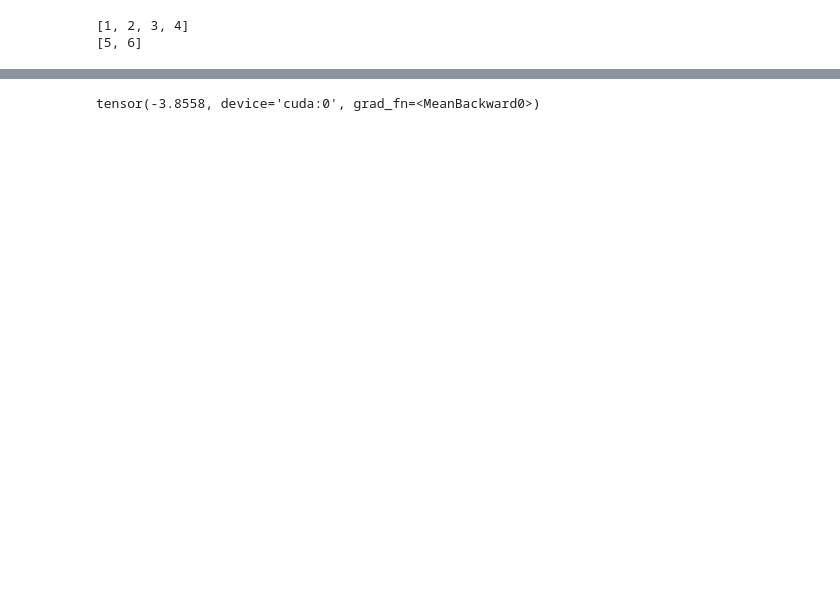
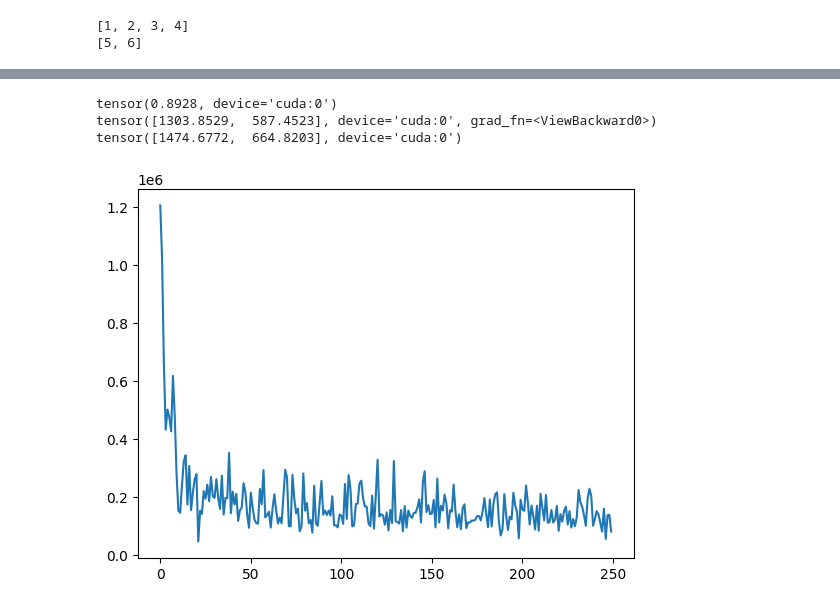
Before and after one commit to Gizzatovamir/regression_model, a Jupyter notebook: regression_model.ipynb, the cells around one changed output, grey strips where cells are left out. Saved outputs shown, nothing was run; the diff lists cells and outputs as text; code cells hidden in the pictures; blank space fills up the shorter version.

Commit message:
[add] added classes of base model and class to fit the model

```diff
--- a/regression_model.ipynb
+++ b/regression_model.ipynb
@@ -65,9 +75,12 @@ class CustomDataset(torch.utils.data.Dataset):
     def __len__(self):
         return len(self.data)
 # %%
-dataset = CustomDataset(df)
+# config
 batch_size = 16
-validation_split = .2
+validation_split = .4
 shuffle_dataset = True
 random_seed= 42
+n_epochs = 250
+input_channels = 4
+output_channels = 2
 # %%
@@ -101,10 +117,0 @@ optimizer = optim.Adam(model.parameters(), lr=0.0001)
-# %%
-num_epochs = 10
-for epoch in range(num_epochs):
-    # Train:
-    for batch_index, (X_batch, y_batch) in enumerate(train_loader):
-        y_pred = model(X_batch.to(device))
-        loss = r2_score(y_pred, y_batch.to(device))
-        optimizer.zero_grad()
-        loss.backward()
-        optimizer.step()
@@ -111,3 +156,11 @@ for epoch in range(num_epochs):
+# %%
+def get_logger():
+    logger = logging.getLogger("base_model")
+    return logger
+# %%
+logger = get_logger()
+fit_model = FitModel(n_epochs=n_epochs, model=model, train_load=train_loader, loss_fn=loss_fn, optimizer=optimizer, logger=logger)
+fit_model.fit()
 # %%
 x_test = [el for el in validation_loader]
 print(x_test[0][0])
@@ -131,8 +184,19 @@ tensor([[490.0000,   1.4663,   2.0218,   2.7154,   6.4048],
 # %%
 test = [el for el in validation_loader]
 model.eval()
-y_pred = model(test[0][0][1].to(device))
-result_metric = r2_score(y_pred.to(device), test[0][1][1].to(device))
+y_pred = model(test[0][0][0].to(device))
+result_metric = r2_score(y_pred.to(device), test[0][1][0].to(device))
 print(result_metric)
+print(y_pred)
+print(test[0][1][0].to(device))
 # %% [output]
-tensor(-3.8558, device='cuda:0', grad_fn=<MeanBackward0>)
+tensor(0.8928, device='cuda:0')
+tensor([1303.8529,  587.4523], device='cuda:0', grad_fn=<ViewBackward0>)
+tensor([1474.6772,  664.8203], device='cuda:0')
+# %%
+loss_x = fit_model.loss_history
+x = range(len(loss_x))
+plt.plot(x, loss_x)
+plt.show()
+# %% [output]
+[figure, added]
```
Also changed, not shown: parts of 9 cells of this notebook.
